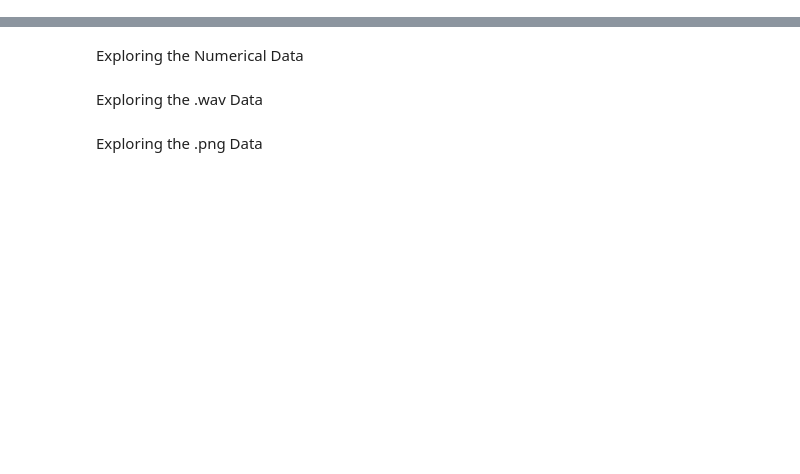
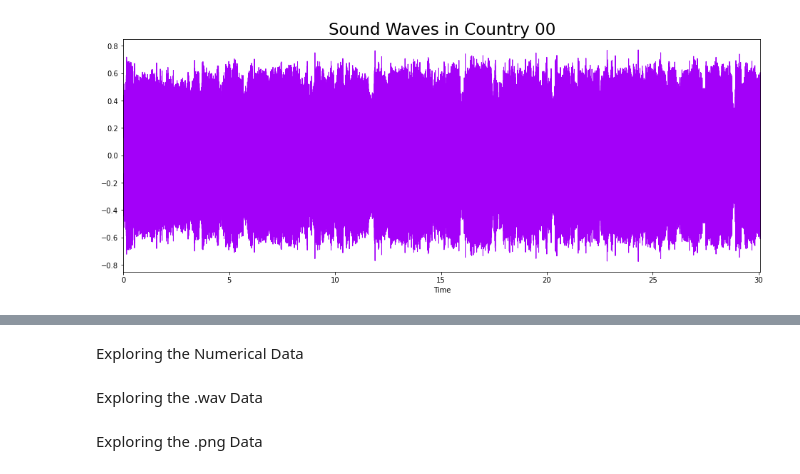
Before and after one commit to laurenquattrocchi/MusiCAPPture, a Jupyter notebook: Exploratory_Data_Analysis_ML_Music_Genre_Prediction.ipynb, the cells around one changed output, grey strips where cells are left out. Drawn from its saved outputs; the diff is of its cells as text; code cells hidden in the pictures; blank space fills up the shorter version.

```diff
--- a/Exploratory_Data_Analysis_ML_Music_Genre_Prediction.ipynb
+++ b/Exploratory_Data_Analysis_ML_Music_Genre_Prediction.ipynb
@@ -20,0 +86,11 @@ data = pd.read_csv('')
+# %%
+audio_file_country, _ = librosa.effects.trim(country)
+
+plt.figure(figsize = (16, 6))
+librosa.display.waveplot(y = audio_file_country, sr = country_sr, color = "#A300F9");
+plt.title("Sound Waves in Country 00", fontsize = 23);
+
+# reference
+#https://www.kaggle.com/datasets/andradaolteanu/gtzan-dataset-music-genre-classification
+# %% [output]
+[figure, added]
```
Also changed, not shown: parts of 28 cells of this notebook.
